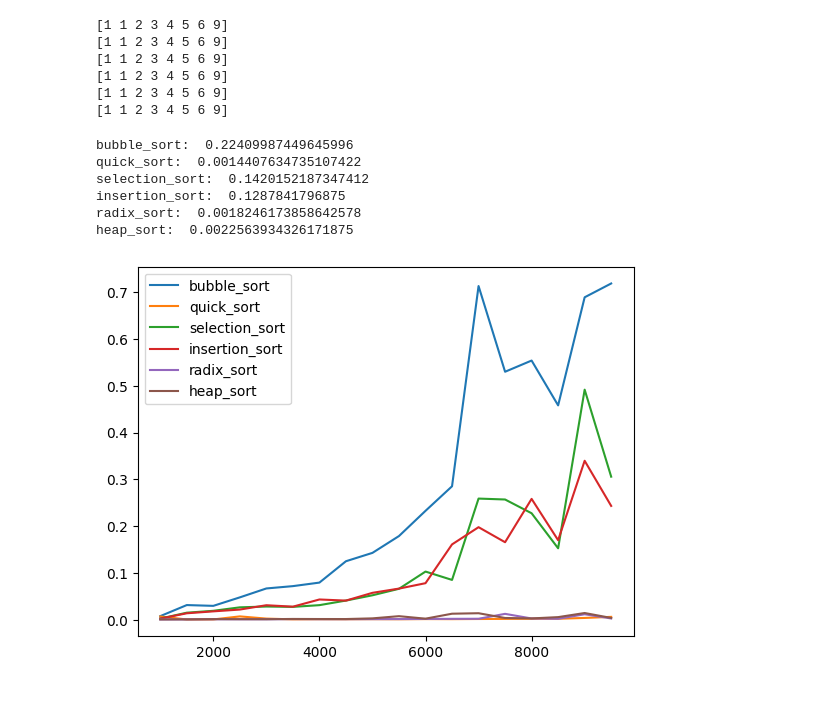
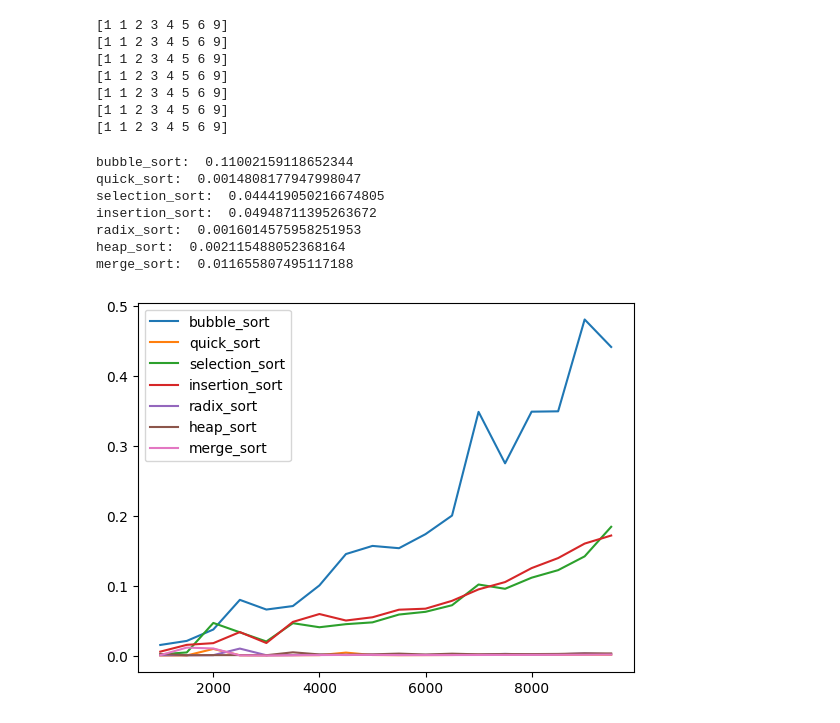
Before and after one commit to konekotech/sort_algorythms, a Jupyter notebook: python_samples/test.ipynb, the cells around one changed output. Cells and saved outputs as stored; diff of their text form; code cells hidden in the pictures.

Commit message:
add: python implementation of merge sort

```diff
--- a/python_samples/test.ipynb
+++ b/python_samples/test.ipynb
@@ -5,6 +5,7 @@ from mypysort import selection_sort
 from mypysort import insertion_sort
 from mypysort import radix_sort
 from mypysort import heap_sort
+from mypysort import merge_sort
 
 import numpy as np
 
@@ -16,6 +17,7 @@ d = selection_sort.sort(a)
 e = insertion_sort.sort(a)
 f = radix_sort.sort(a)
 g = heap_sort.sort(a)
+h = heap_sort.sort(a)
 
 print(b)
 print(c)
@@ -23,6 +25,7 @@ print(d)
 print(e)
 print(f)
 print(g)
+print(h)
 # %% [output]
 [1 1 2 3 4 5 6 9]
 [1 1 2 3 4 5 6 9]
@@ -30,6 +33,7 @@ print(g)
 [1 1 2 3 4 5 6 9]
 [1 1 2 3 4 5 6 9]
 [1 1 2 3 4 5 6 9]
+[1 1 2 3 4 5 6 9]
 # %%
 # 1から10000までの乱数を5000桁生成
 
@@ -76,14 +80,22 @@ start = time.time()
 heap_sort.sort(a)
 end = time.time()
 
-print("heap_sort: ", end - start);
+print("heap_sort: ", end - start)
+
+# マージソートの時間計測
+start = time.time()
+merge_sort.sort(a)
+end = time.time()
+
+print("merge_sort: ", end - start)
 # %% [output]
-bubble_sort:  0.22409987449645996
-quick_sort:  0.0014407634735107422
-selection_sort:  0.1420152187347412
-insertion_sort:  0.1287841796875
-radix_sort:  0.0018246173858642578
-heap_sort:  0.0022563934326171875
+bubble_sort:  0.11002159118652344
+quick_sort:  0.0014808177947998047
+selection_sort:  0.044419050216674805
+insertion_sort:  0.04948711395263672
+radix_sort:  0.0016014575958251953
+heap_sort:  0.002115488052368164
+merge_sort:  0.011655807495117188
 # %%
 # xは1000刻み、1000から100000まで
 x = [i for i in range(1000, 10000, 500)]
@@ -94,6 +106,7 @@ selection_time = []
 insertion_time = []
 radix_sort_time = []
 heap_sort_time = []
+merge_sort_time = []
 
 for i in x:
     a = np.random.randint(1, 10000, i)
@@ -111,31 +124,37 @@ for i in x:
     selection_sort.sort(a)
     end = time.time()
     selection_time.append(end - start)
 
     start = time.time()
     insertion_sort.sort(a)
     end = time.time()
     insertion_time.append(end - start)
 
     start = time.time()
     radix_sort.sort(a)
     end = time.time()
     radix_sort_time.append(end - start)
 
     start = time.time()
     heap_sort.sort(a)
     end = time.time()
     heap_sort_time.append(end - start)
 
+    start = time.time()
+    merge_sort.sort(a)
+    end = time.time()
+    merge_sort_time.append(end - start)
+
 import matplotlib.pyplot as plt
 
 plt.plot(x, bubble_time, label="bubble_sort")
 plt.plot(x, quick_time, label="quick_sort")
 plt.plot(x, selection_time, label="selection_sort")
 plt.plot(x, insertion_time, label="insertion_sort")
 plt.plot(x, radix_sort_time, label="radix_sort")
 plt.plot(x, heap_sort_time, label="heap_sort")
+plt.plot(x, merge_sort_time, label="merge_sort")
 plt.legend()
 plt.show()
 # %% [output]
-[figure, old version]
+[figure, new version]
```
Also changed, not shown: 2 other files.
